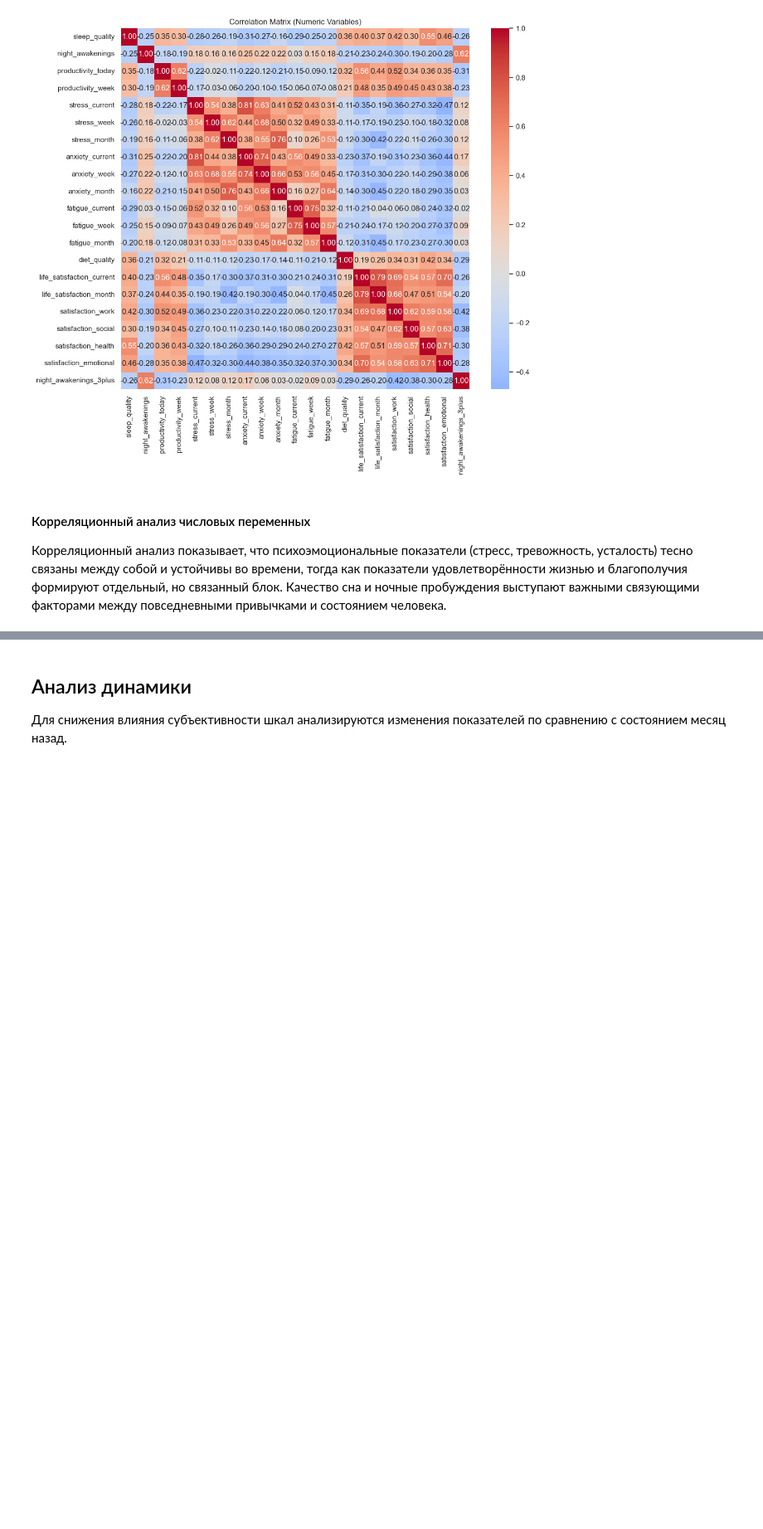
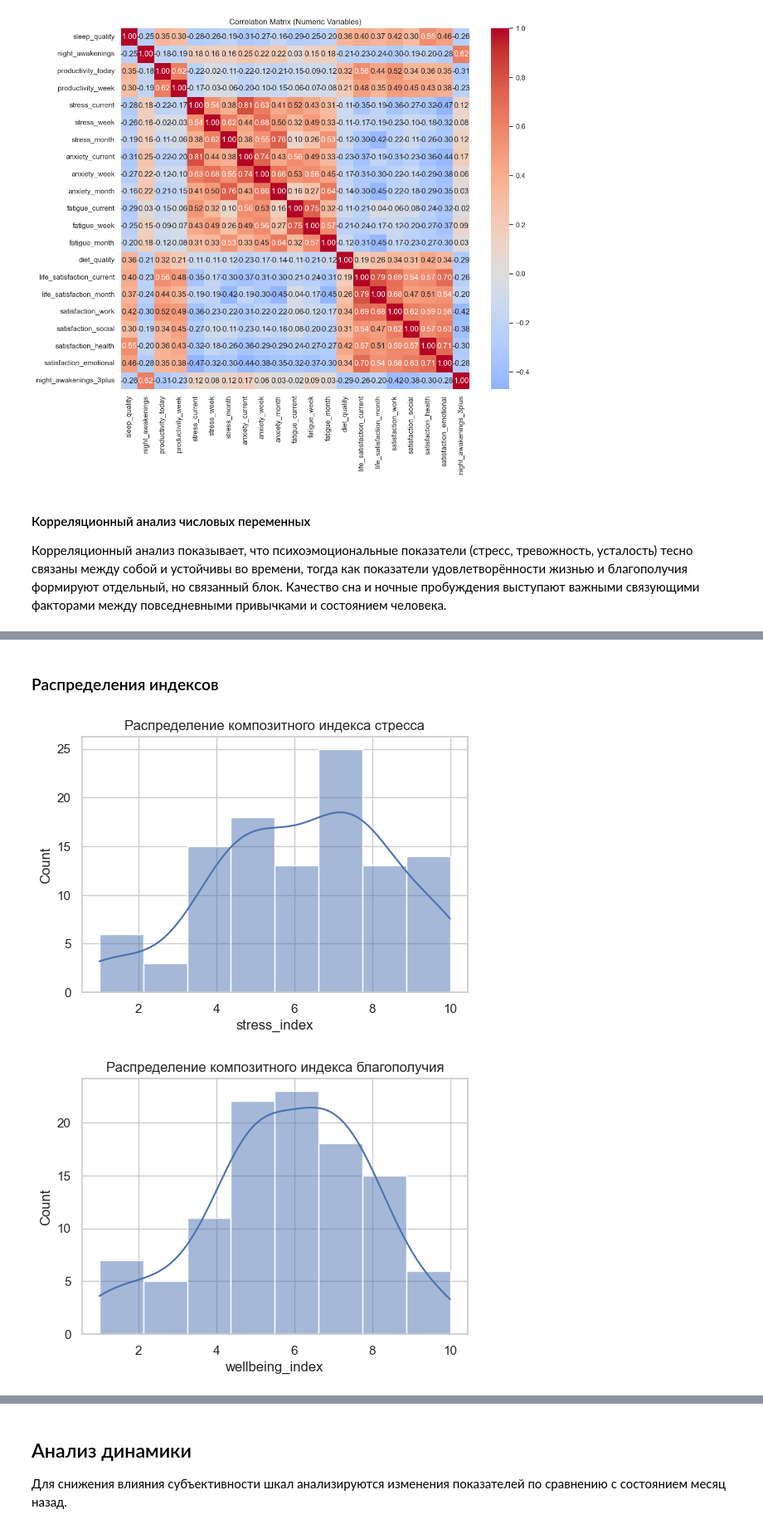
Before and after one commit to JohnnyIsNotAvailable/data-mining-final-2025f, a Jupyter notebook: notebooks/02_EDA.ipynb, the cells around one changed output, grey strips where cells are left out. Shown at 83% size. Saved outputs shown, nothing was run; the diff lists cells and outputs as text; code cells hidden in the pictures; blank space fills up the shorter version.

```diff
--- a/notebooks/02_EDA.ipynb
+++ b/notebooks/02_EDA.ipynb
@@ -282,0 +287,8 @@ plt.show()
+# %%
+df["stress_index"] = df[
+    [
+        "stress_current",
+        "stress_week",
+        "stress_month"
+    ]
+].mean(axis=1)
@@ -282,0 +297,10 @@ plt.show()
+# %%
+df["wellbeing_index"] = df[
+    [
+        "life_satisfaction_current",
+        "satisfaction_work",
+        "satisfaction_social",
+        "satisfaction_health",
+        "satisfaction_emotional"
+    ]
+].mean(axis=1)
@@ -282,0 +316,15 @@ plt.show()
+# %% [markdown]
+### Распределения индексов
+# %%
+plt.figure(figsize=(6, 4))
+sns.histplot(df["stress_index"], kde=True)
+plt.title("Распределение композитного индекса стресса")
+plt.show()
+
+plt.figure(figsize=(6, 4))
+sns.histplot(df["wellbeing_index"], kde=True)
+plt.title("Распределение композитного индекса благополучия")
+plt.show()
+# %% [output]
+[figure, added]
+[figure, added]
```
Also changed, not shown: parts of 8 cells of this notebook.
